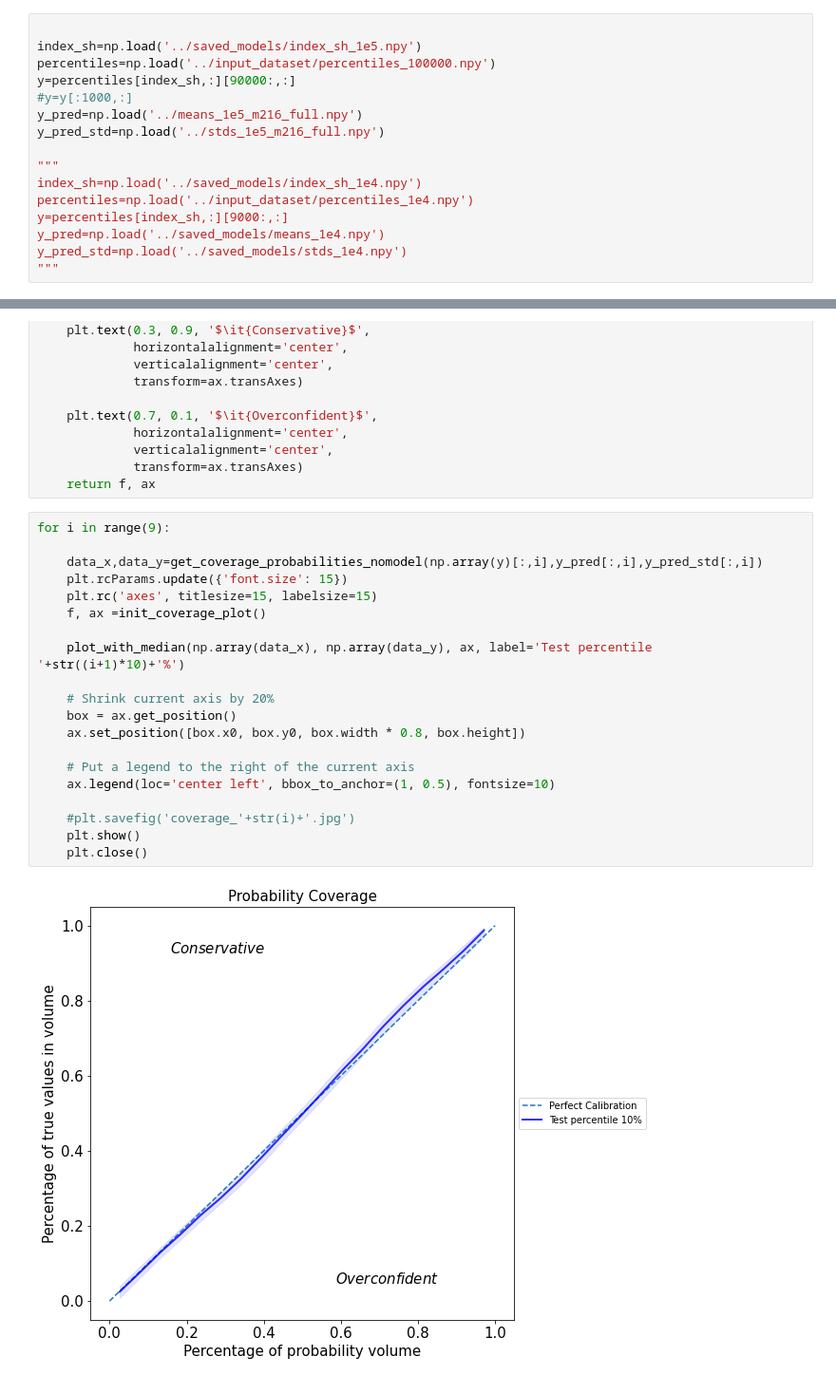
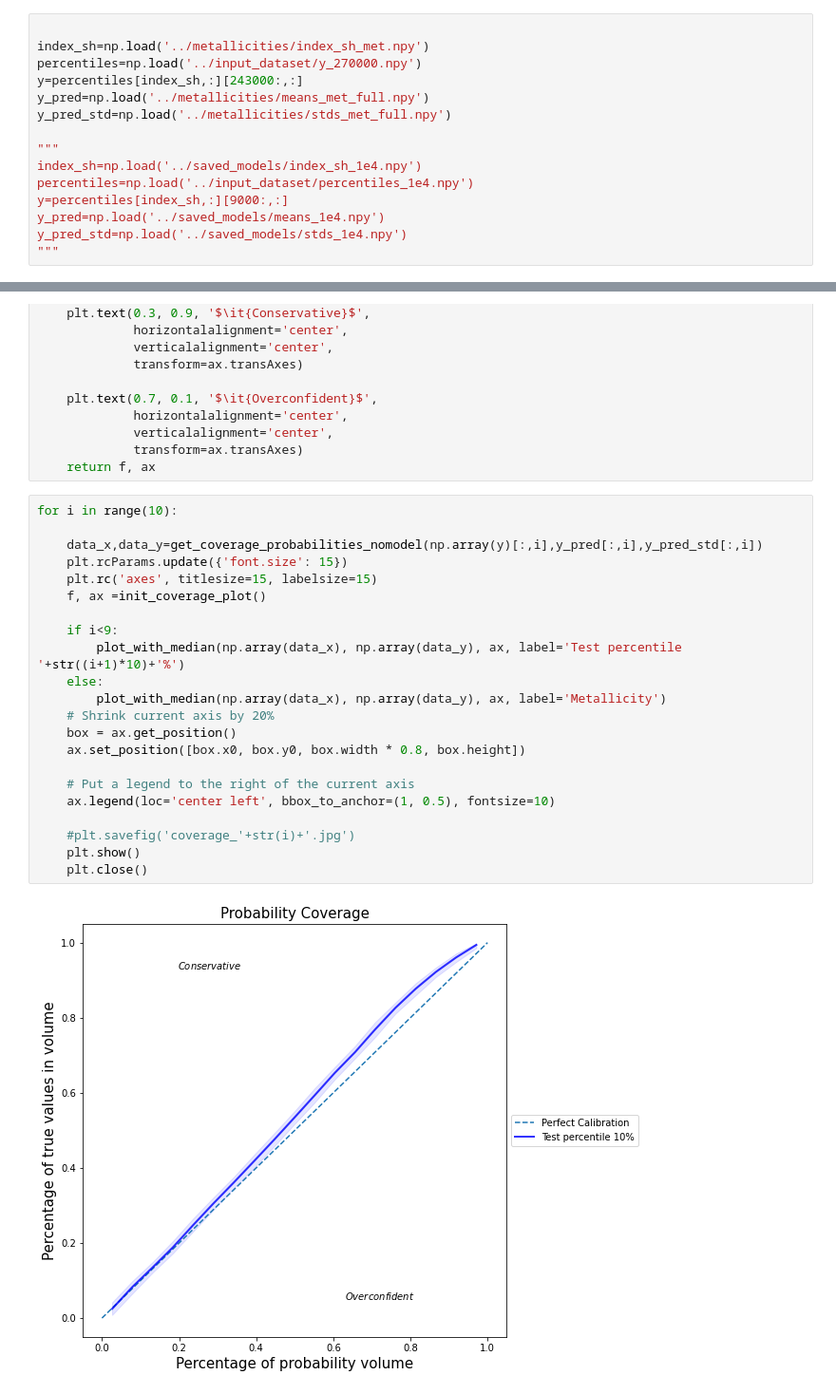
Before and after one commit to patriglesias/SBI_SFHs, a Jupyter notebook: SNPE/coverage_probabilities/coverage_probabilities.ipynb, the cells around one changed output, grey strips where cells are left out. Shown at 95% size. Cells and saved outputs as stored; diff of their text form.

```diff
--- a/SNPE/coverage_probabilities/coverage_probabilities.ipynb
+++ b/SNPE/coverage_probabilities/coverage_probabilities.ipynb
@@ -8,12 +8,11 @@ import math
 Load dataset (real values and model predictions)
 # %%
 
-index_sh=np.load('../saved_models/index_sh_1e5.npy')
-percentiles=np.load('../input_dataset/percentiles_100000.npy')
-y=percentiles[index_sh,:][90000:,:]
-#y=y[:1000,:]
-y_pred=np.load('../means_1e5_m216_full.npy')
-y_pred_std=np.load('../stds_1e5_m216_full.npy')
+index_sh=np.load('../metallicities/index_sh_met.npy')
+percentiles=np.load('../input_dataset/y_270000.npy')
+y=percentiles[index_sh,:][243000:,:]
+y_pred=np.load('../metallicities/means_met_full.npy')
+y_pred_std=np.load('../metallicities/stds_met_full.npy')
 
 """
 index_sh=np.load('../saved_models/index_sh_1e4.npy')
@@ -100,24 +99,26 @@ def init_coverage_plot():
              transform=ax.transAxes)
     return f, ax
 # %%
-for i in range(9):
+for i in range(10):
 
     data_x,data_y=get_coverage_probabilities_nomodel(np.array(y)[:,i],y_pred[:,i],y_pred_std[:,i])
     plt.rcParams.update({'font.size': 15})
     plt.rc('axes', titlesize=15, labelsize=15)
     f, ax =init_coverage_plot()
 
-    plot_with_median(np.array(data_x), np.array(data_y), ax, label='Test percentile '+str((i+1)*10)+'%')
-
+    if i<9:
+        plot_with_median(np.array(data_x), np.array(data_y), ax, label='Test percentile '+str((i+1)*10)+'%')
+    else:
+        plot_with_median(np.array(data_x), np.array(data_y), ax, label='Metallicity')
     # Shrink current axis by 20%
     box = ax.get_position()
     ax.set_position([box.x0, box.y0, box.width * 0.8, box.height])
 
     # Put a legend to the right of the current axis
     ax.legend(loc='center left', bbox_to_anchor=(1, 0.5), fontsize=10)
 
     #plt.savefig('coverage_'+str(i)+'.jpg')
     plt.show()
     plt.close()
 # %% [output]
-[figure, old version]
+[figure, new version]
```
Also changed, not shown: parts of 1 cell of this notebook, 7 other files.
